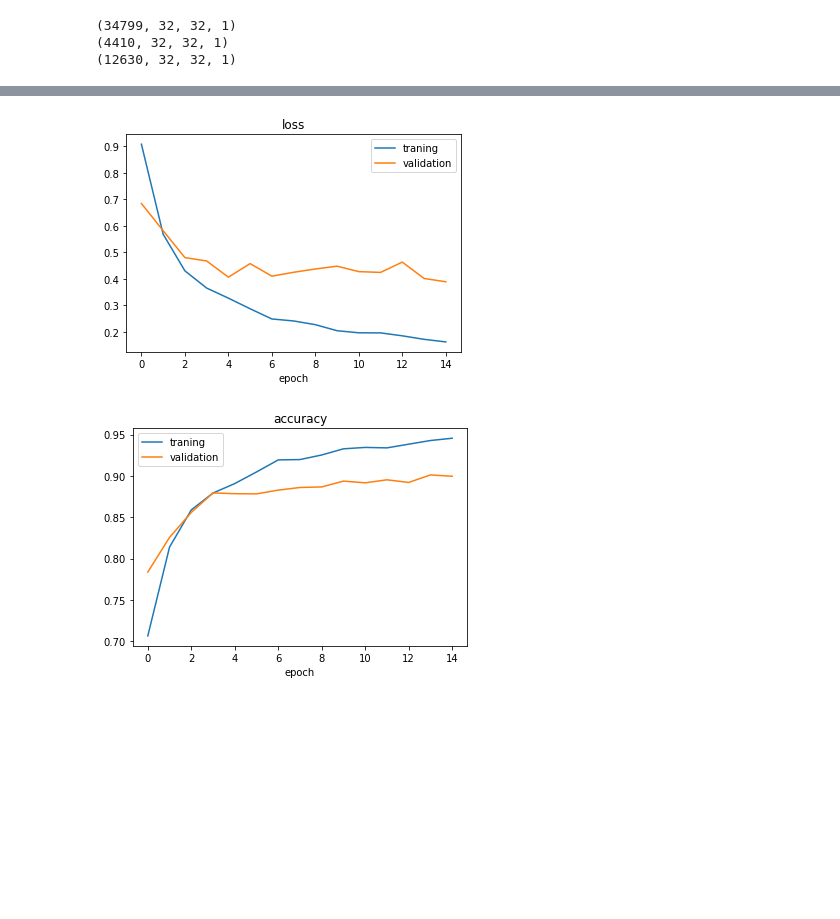
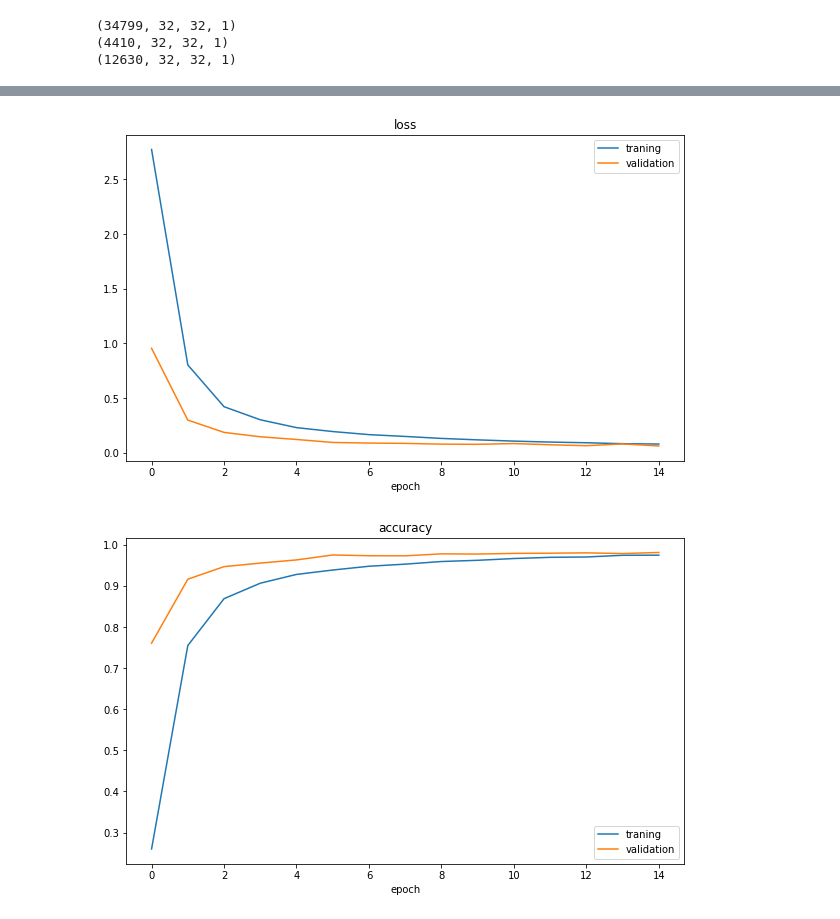
Before and after one commit to AhmedSheded/self-driving-car, a Jupyter notebook: sections/traffic signs.ipynb, the cells around one changed output, grey strips where cells are left out. Drawn from its saved outputs; the diff is of its cells as text; code cells hidden in the pictures; blank space fills up the shorter version.

Commit message:
test the model

```diff
--- a/sections/traffic signs.ipynb
+++ b/sections/traffic signs.ipynb
@@ -192,19 +192,22 @@ y_train=to_categorical(y_train, 43)
 y_test=to_categorical(y_test, 43)
 y_val=to_categorical(y_val, 43)
 # %%
-def leNet_model():
+def modified_model():
     model = Sequential()
-    model.add(Conv2D(30, (5, 5), input_shape=(32, 32, 1), activation='relu'))
+    model.add(Conv2D(60, (5, 5), input_shape=(32, 32, 1), activation='relu'))
+    model.add(Conv2D(60, (5, 5), activation='relu'))
     model.add(MaxPool2D(pool_size=(2, 2)))
-    model.add(Conv2D(15, (3, 3), activation='relu'))
+    model.add(Conv2D(30, (3, 3), activation='relu'))
+    model.add(Conv2D(30, (3, 3), activation='relu'))
     model.add(MaxPool2D(pool_size=(2, 2)))
+    model.add(Dropout(0.5))
     model.add(Flatten())
-    model.add(Dense(640, activation='relu'))
+    model.add(Dense(500, activation='relu'))
     model.add(Dropout(0.5))
     model.add(Dense(num_classes, activation='softmax'))
-    model.compile(Adam(learning_rate=0.01), loss='categorical_crossentropy', metrics=['accuracy'])
+    model.compile(Adam(learning_rate=0.001), loss='categorical_crossentropy', metrics=['accuracy'])
     return model
 # %%
-model = leNet_model()
+model = modified_model()
 print(model.summary())
 # %% [output]
@@ -254,13 +257,15 @@ loss =  0.529
 # %%
+plt.figure(figsize=(10,6))
 plt.plot(history.history['loss'])
 plt.plot(history.history['val_loss'])
 plt.legend(['traning', 'validation'])
 plt.title('loss')
 plt.xlabel('epoch')
 plt.show()
 # %% [output]
-[figure, old version]
+[figure, new version]
 # %%
+plt.figure(figsize=(10, 6))
 plt.plot(history.history['accuracy'])
 plt.plot(history.history['val_accuracy'])
 plt.legend(['traning', 'validation'])
@@ -268,4 +273,4 @@ plt.title('accuracy')
 plt.xlabel('epoch')
 plt.show()
 # %% [output]
-[figure, old version]
+[figure, new version]
```
Also changed, not shown: parts of 9 cells of this notebook, 4 other files.
